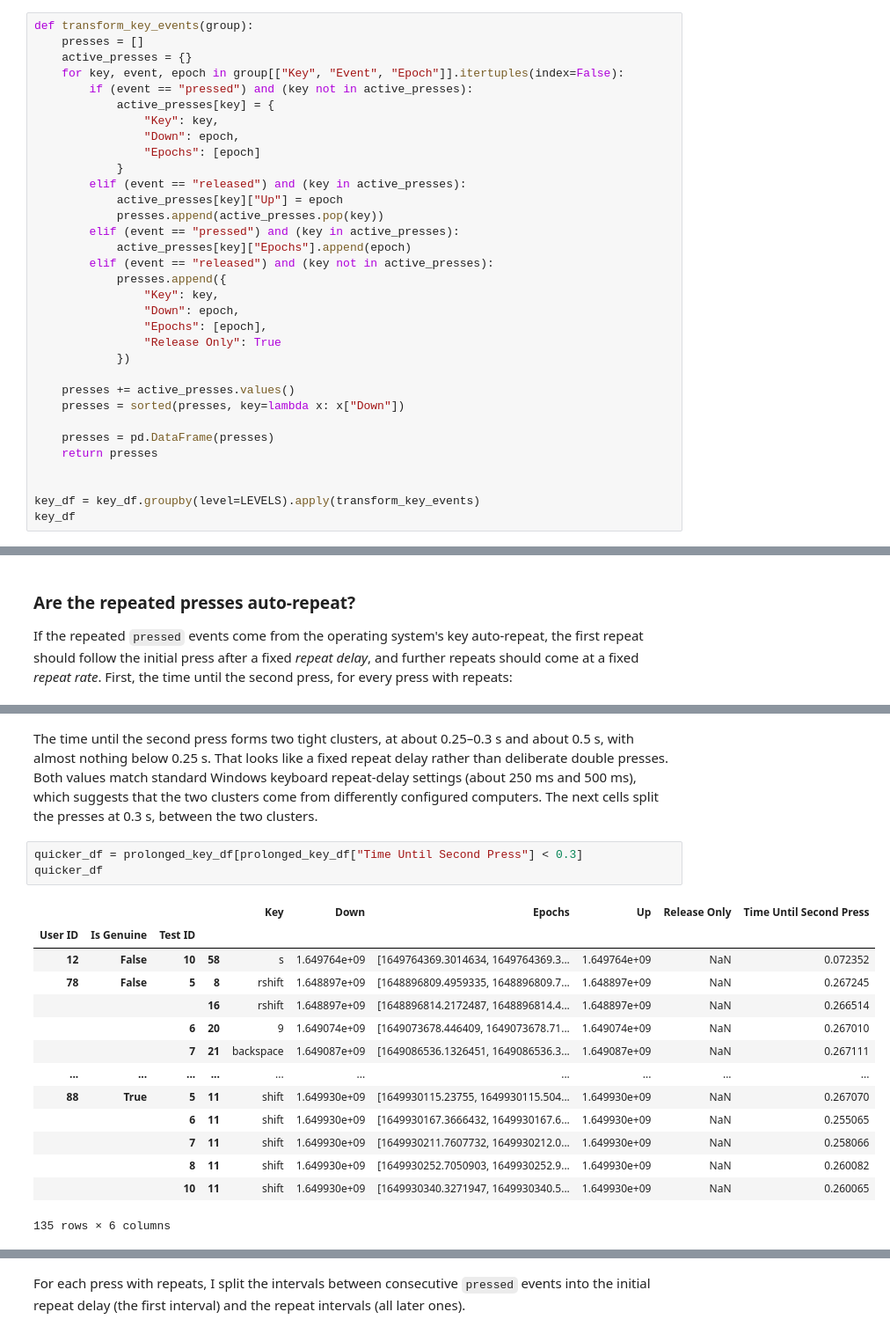
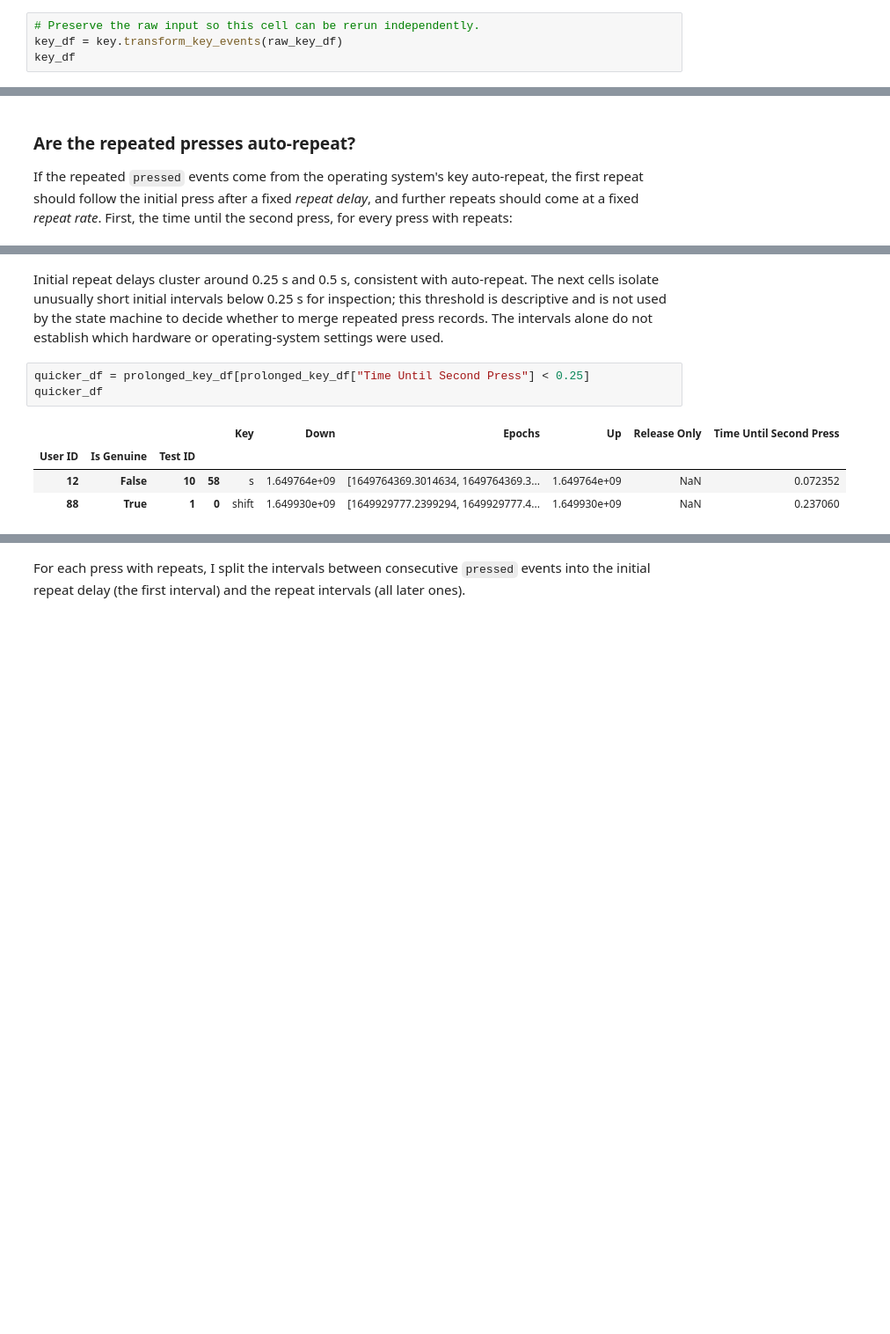
Before and after one commit to m-heldt/behavioral-ml, a Jupyter notebook: notebooks/features.ipynb, the cells around one changed output, grey strips where cells are left out. Shown at 88% size. Cells and saved outputs as stored; diff of their text form; blank space fills up the shorter version.

```diff
--- a/notebooks/features.ipynb
+++ b/notebooks/features.ipynb
@@ -768,37 +785,8 @@ So I transform the raw events into **one row per physical key press**. `transfor
 - a `released` event without a preceding press (typically `tab`) becomes a press with `Down` set to the release time, no `Up` and `Release Only = True`;
 - presses that are never released are kept without an `Up` time.
 # %%
-def transform_key_events(group):
-    presses = []
-    active_presses = {}
-    for key, event, epoch in group[["Key", "Event", "Epoch"]].itertuples(index=False):
-        if (event == "pressed") and (key not in active_presses):
-            active_presses[key] = {
-                "Key": key,
-                "Down": epoch,
-                "Epochs": [epoch]
-            }
-        elif (event == "released") and (key in active_presses):
-            active_presses[key]["Up"] = epoch
-            presses.append(active_presses.pop(key))
-        elif (event == "pressed") and (key in active_presses):
-            active_presses[key]["Epochs"].append(epoch)
-        elif (event == "released") and (key not in active_presses):
-            presses.append({
-                "Key": key,
-                "Down": epoch,
-                "Epochs": [epoch],
-                "Release Only": True
-            })
-
-    presses += active_presses.values()
-    presses = sorted(presses, key=lambda x: x["Down"])
-
-    presses = pd.DataFrame(presses)
-    return presses
-
-
-key_df = key_df.groupby(level=LEVELS).apply(transform_key_events)
+# Preserve the raw input so this cell can be rerun independently.
+key_df = key.transform_key_events(raw_key_df)
 key_df
 # %% [output]
 |  |  |  |  | Key | Down | Epochs | Up | Release Only |
@@ -830,21 +816,15 @@ prolonged_key_df["Time Until Second Press"].plot(kind="hist");
 # %% [markdown]
-The time until the second press forms two tight clusters, at about 0.25–0.3 s and about 0.5 s, with almost nothing below 0.25 s. That looks like a fixed repeat delay rather than deliberate double presses. Both values match standard Windows keyboard repeat-delay settings (about 250 ms and 500 ms), which suggests that the two clusters come from differently configured computers. The next cells split the presses at 0.3 s, between the two clusters.
+Initial repeat delays cluster around 0.25 s and 0.5 s, consistent with
+auto-repeat. The next cells isolate unusually short initial intervals below
+0.25 s for inspection; this threshold is descriptive and is not used by the
+state machine to decide whether to merge repeated press records. The intervals
+alone do not establish which hardware or operating-system settings were used.
 # %%
-quicker_df = prolonged_key_df[prolonged_key_df["Time Until Second Press"] < 0.3]
+quicker_df = prolonged_key_df[prolonged_key_df["Time Until Second Press"] < 0.25]
 quicker_df
 # %% [output]
 |  |  |  |  | Key | Down | Epochs | Up | Release Only | Time Until Second Press |
 | User ID | Is Genuine | Test ID |  |  |  |  |  |  |  |
 | 12 | False | 10 | 58 | s | 1.649764e+09 | [1649764369.3014634, 1649764369.3... | 1.649764e+09 | NaN | 0.072352 |
-| 78 | False | 5 | 8 | rshift | 1.648897e+09 | [1648896809.4959335, 1648896809.7... | 1.648897e+09 | NaN | 0.267245 |
-|  |  |  | 16 | rshift | 1.648897e+09 | [1648896814.2172487, 1648896814.4... | 1.648897e+09 | NaN | 0.266514 |
-|  |  | 6 | 20 | 9 | 1.649074e+09 | [1649073678.446409, 1649073678.71... | 1.649074e+09 | NaN | 0.267010 |
-|  |  | 7 | 21 | backspace | 1.649087e+09 | [1649086536.1326451, 1649086536.3... | 1.649087e+09 | NaN | 0.267111 |
-| ... | ... | ... | ... | ... | ... | ... | ... | ... | ... |
-| 88 | True | 5 | 11 | shift | 1.649930e+09 | [1649930115.23755, 1649930115.504... | 1.649930e+09 | NaN | 0.267070 |
-|  |  | 6 | 11 | shift | 1.649930e+09 | [1649930167.3666432, 1649930167.6... | 1.649930e+09 | NaN | 0.255065 |
-|  |  | 7 | 11 | shift | 1.649930e+09 | [1649930211.7607732, 1649930212.0... | 1.649930e+09 | NaN | 0.258066 |
-|  |  | 8 | 11 | shift | 1.649930e+09 | [1649930252.7050903, 1649930252.9... | 1.649930e+09 | NaN | 0.260082 |
-|  |  | 10 | 11 | shift | 1.649930e+09 | [1649930340.3271947, 1649930340.5... | 1.649930e+09 | NaN | 0.260065 |
+| 88 | True | 1 | 0 | shift | 1.649930e+09 | [1649929777.2399294, 1649929777.4... | 1.649930e+09 | NaN | 0.237060 |
-135 rows × 6 columns
 # %%
```
Also changed, not shown: parts of 47 cells of this notebook, 23 other files.
